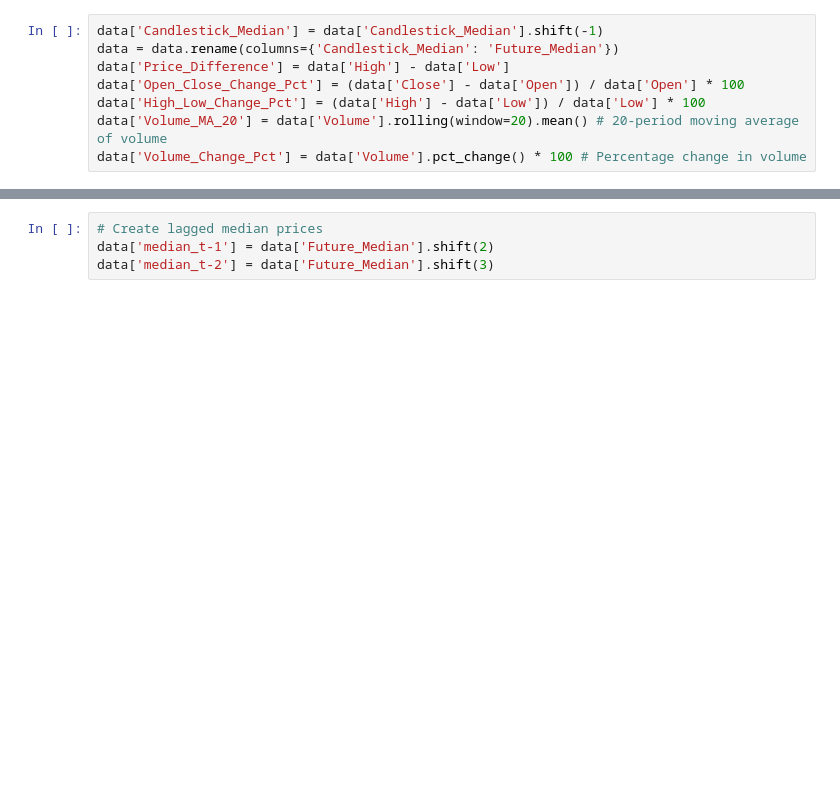
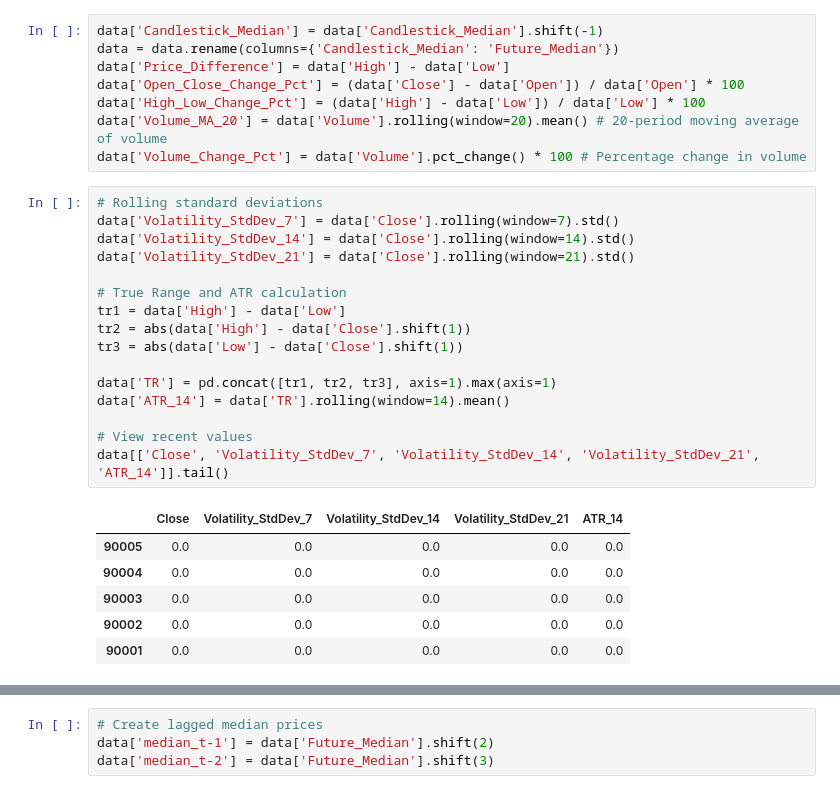
Before and after one commit to DAN-BIWOTT/Arasaka-TradingSystems, a Jupyter notebook: Ensembled_SVR_&_SFN.ipynb, the cells around one changed output, grey strips where cells are left out. Saved outputs shown, nothing was run; the diff lists cells and outputs as text; blank space fills up the shorter version.

```diff
--- a/Ensembled_SVR_&_SFN.ipynb
+++ b/Ensembled_SVR_&_SFN.ipynb
@@ -118,6 +120,29 @@ data['Open_Close_Change_Pct'] = (data['Close'] - data['Open']) / data['Open'] *
 data['High_Low_Change_Pct'] = (data['High'] - data['Low']) / data['Low'] * 100
 data['Volume_MA_20'] = data['Volume'].rolling(window=20).mean() # 20-period moving average of volume
 data['Volume_Change_Pct'] = data['Volume'].pct_change() * 100 # Percentage change in volume
+# %%
+# Rolling standard deviations
+data['Volatility_StdDev_7'] = data['Close'].rolling(window=7).std()
+data['Volatility_StdDev_14'] = data['Close'].rolling(window=14).std()
+data['Volatility_StdDev_21'] = data['Close'].rolling(window=21).std()
+
+# True Range and ATR calculation
+tr1 = data['High'] - data['Low']
+tr2 = abs(data['High'] - data['Close'].shift(1))
+tr3 = abs(data['Low'] - data['Close'].shift(1))
+
+data['TR'] = pd.concat([tr1, tr2, tr3], axis=1).max(axis=1)
+data['ATR_14'] = data['TR'].rolling(window=14).mean()
+
+# View recent values
+data[['Close', 'Volatility_StdDev_7', 'Volatility_StdDev_14', 'Volatility_StdDev_21', 'ATR_14']].tail()
+# %% [output]
+|  | Close | Volatility_StdDev_7 | Volatility_StdDev_14 | Volatility_StdDev_21 | ATR_14 |
+| 90005 | 0.0 | 0.0 | 0.0 | 0.0 | 0.0 |
+| 90004 | 0.0 | 0.0 | 0.0 | 0.0 | 0.0 |
+| 90003 | 0.0 | 0.0 | 0.0 | 0.0 | 0.0 |
+| 90002 | 0.0 | 0.0 | 0.0 | 0.0 | 0.0 |
+| 90001 | 0.0 | 0.0 | 0.0 | 0.0 | 0.0 |
 # %%
 data.head()
 # %% [output]
```
Also changed, not shown: parts of 19 cells of this notebook.
